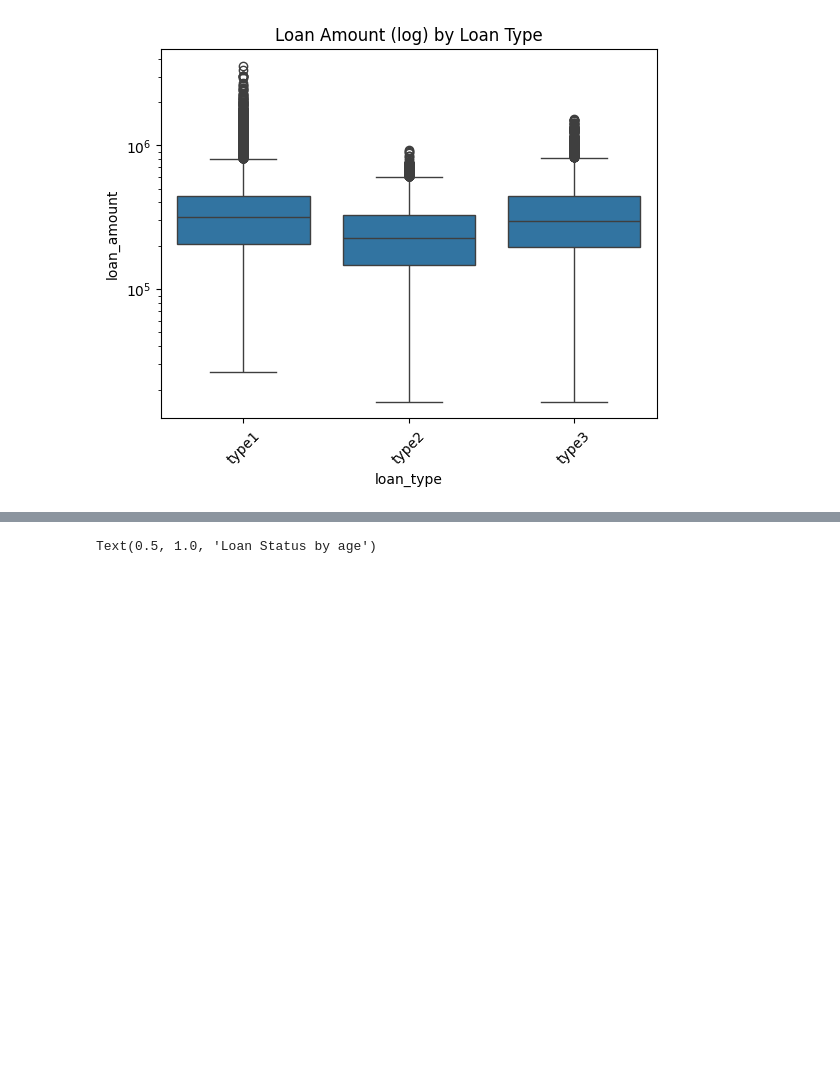
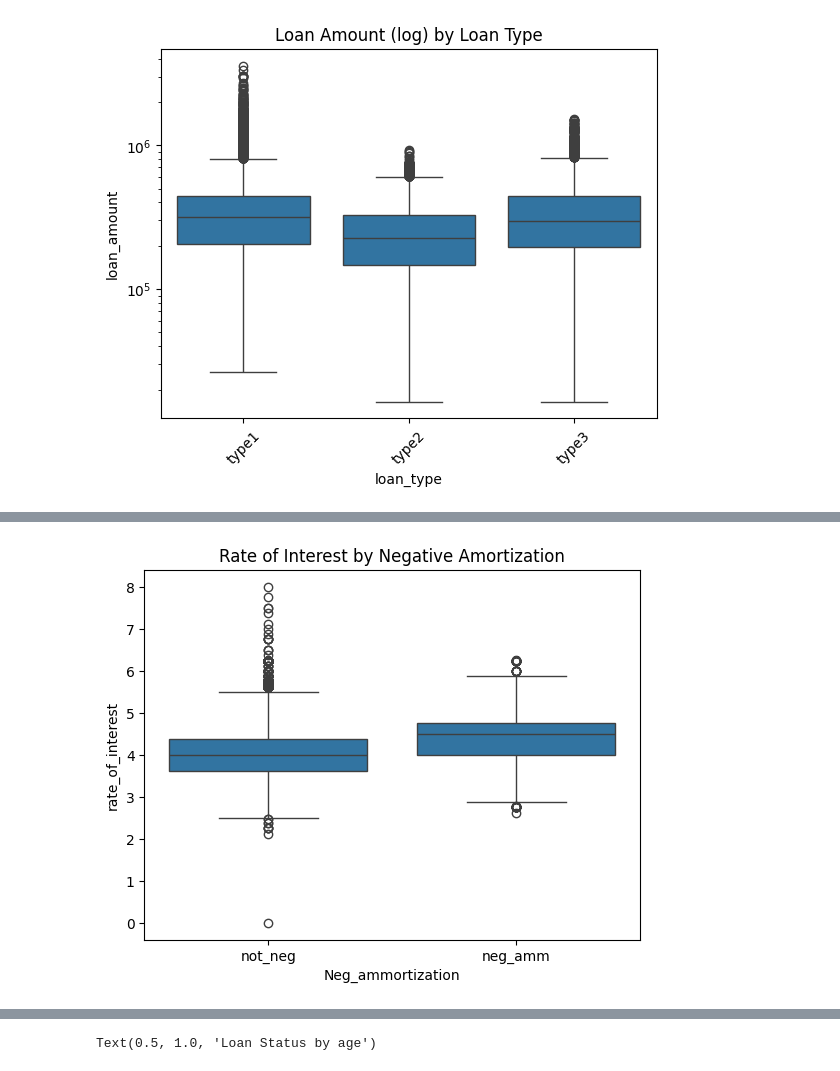
Before and after one commit to angiegh2002/Loan_Default_Detection, a Jupyter notebook: DM&ML.ipynb, the cells around one changed output, grey strips where cells are left out. Saved outputs shown, nothing was run; the diff lists cells and outputs as text; code cells hidden in the pictures; blank space fills up the shorter version.

```diff
--- a/DM&ML.ipynb
+++ b/DM&ML.ipynb
@@ -338,0 +383,7 @@ plt.show()
+# %%
+
+sns.boxplot(data=df, x='Neg_ammortization', y='rate_of_interest')
+plt.title('Rate of Interest by Negative Amortization')
+plt.show()
+# %% [output]
+[figure, added]
```
Also changed, not shown: parts of 23 cells of this notebook.
